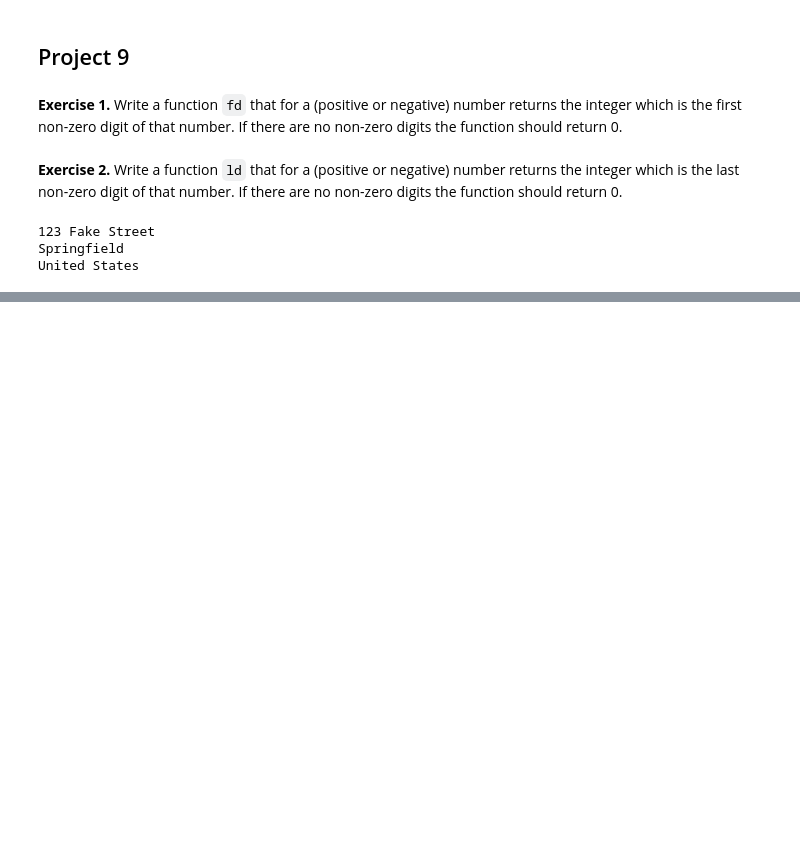
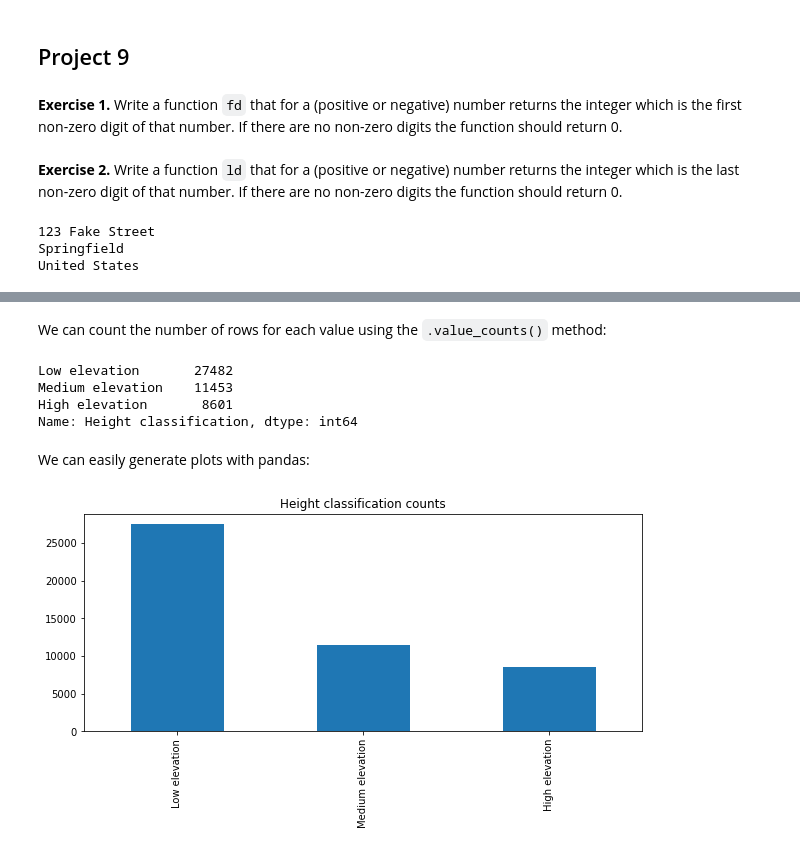
Before and after one commit to jllottes/jllottes.github.io, a Jupyter notebook: _static/weekly_notebooks/week13_notebook.ipynb, the cells around one changed output, grey strips where cells are left out. Drawn from its saved outputs; the diff is of its cells as text; code cells hidden in the pictures; blank space fills up the shorter version.

```diff
--- a/_static/weekly_notebooks/week13_notebook.ipynb
+++ b/_static/weekly_notebooks/week13_notebook.ipynb
@@ -389,0 +405,2 @@ country_densities[['Country Name','2014']].sort_values(by='2014',ascending=False
+# %%
+airports_df = pd.read_csv('airports.csv',encoding='Latin',skiprows=2)
@@ -389,0 +425,10 @@ country_densities[['Country Name','2014']].sort_values(by='2014',ascending=False
+# %%
+def classify_height(x):
+    if x < 1000:
+        return 'Low elevation'
+    elif x < 3000:
+        return 'Medium elevation'
+    else:
+        return 'High elevation'
+# %%
+airports_df['Height classification'] = airports_df['elevation_ft'].apply(classify_height)
@@ -389,0 +467,12 @@ country_densities[['Country Name','2014']].sort_values(by='2014',ascending=False
+# %% [markdown]
+We can count the number of rows for each value using the `.value_counts()` method:
+# %%
+counts = airports_df['Height classification'].value_counts()
+counts
+# %% [output]
+Low elevation       27482
+Medium elevation    11453
+High elevation       8601
+Name: Height classification, dtype: int64
+# %% [markdown]
+We can easily generate plots with pandas:
@@ -389,0 +481,7 @@ country_densities[['Country Name','2014']].sort_values(by='2014',ascending=False
+# %%
+plt.figure(figsize=(10,4))
+counts.plot(kind='bar')
+plt.title('Height classification counts')
+plt.show()
+# %% [output]
+[figure, added]
```
Also changed, not shown: parts of 40 cells of this notebook, 2 other files.
